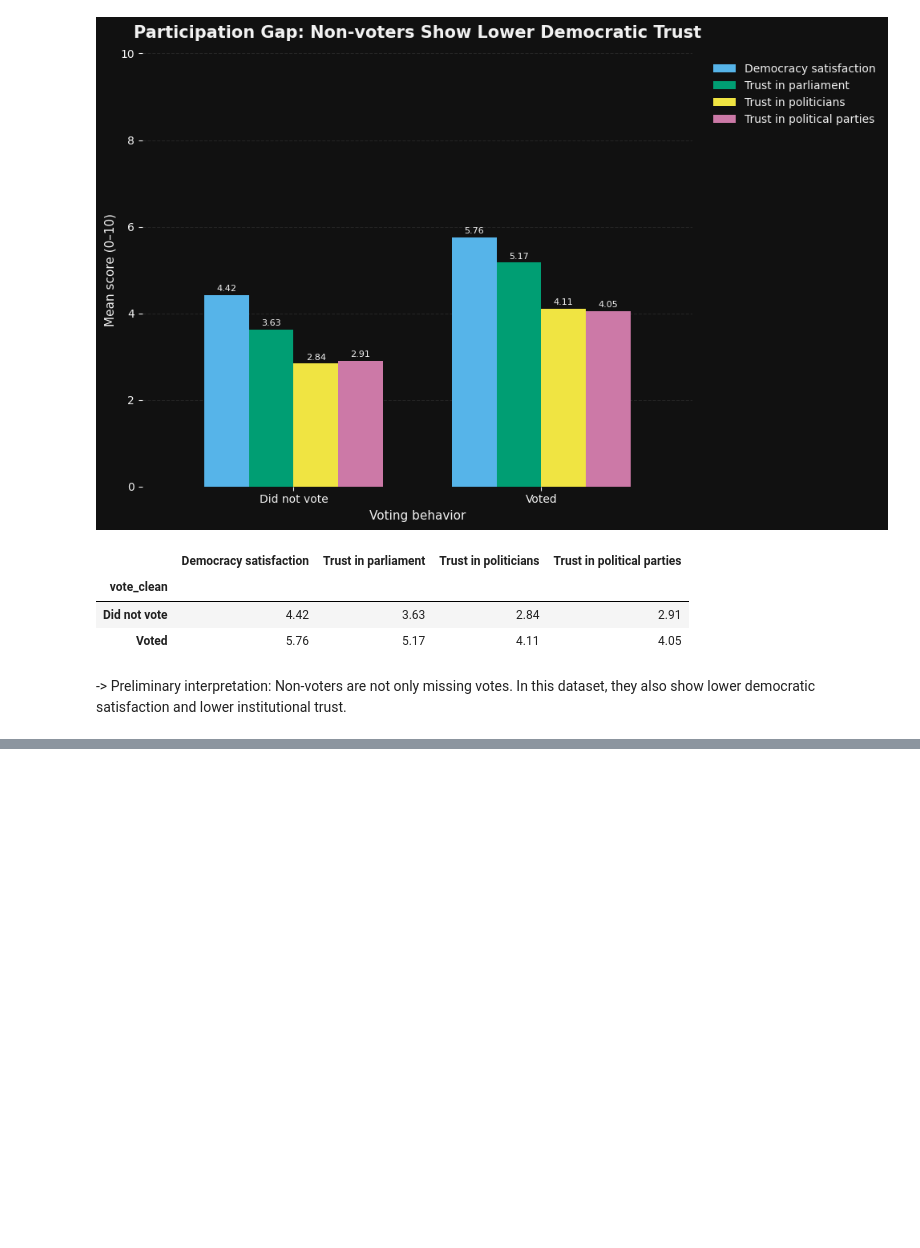
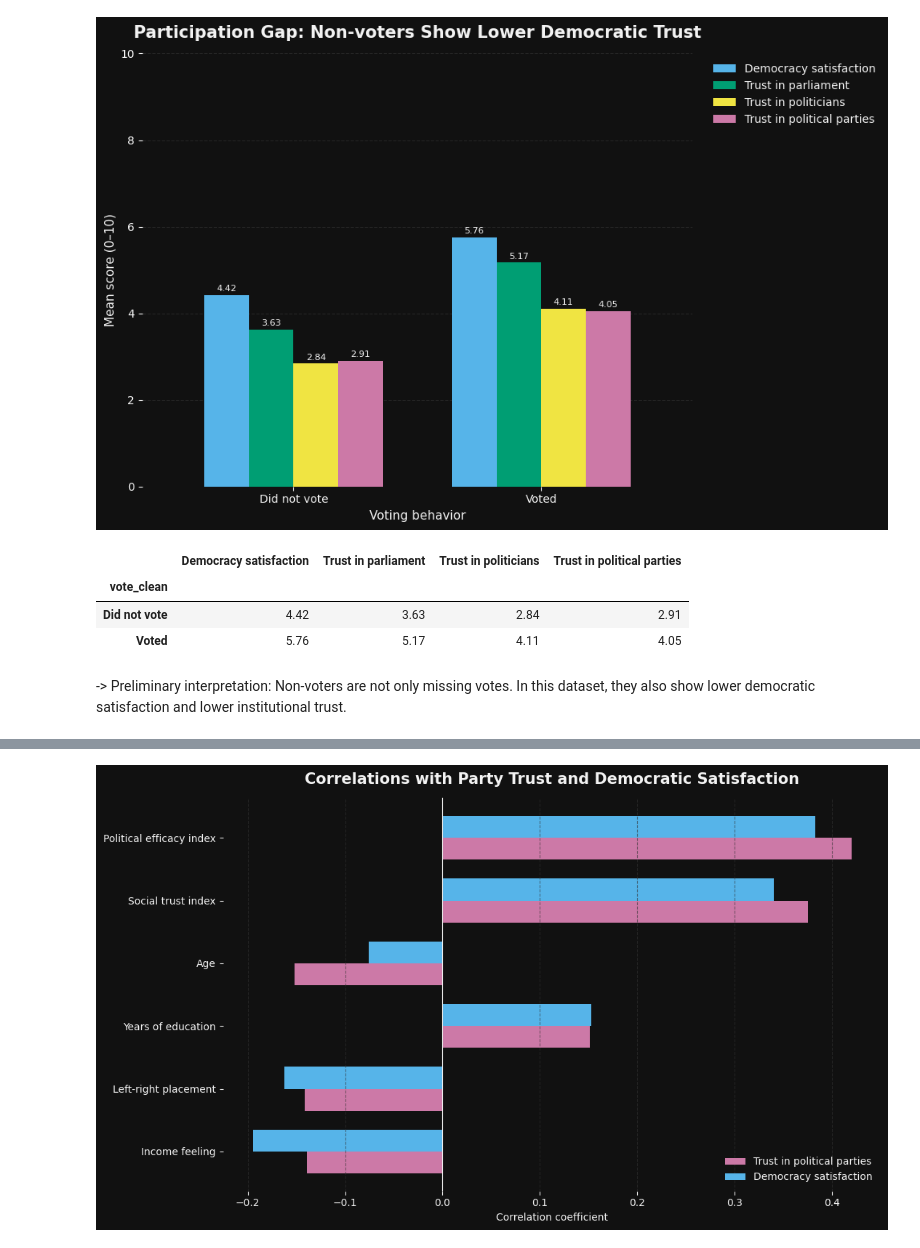
Before and after one commit to kainaegle/democratic-connection-ess11-germany, a Jupyter notebook: notebooks/01_ess11_germany_eda.ipynb, the cells around one changed output, grey strips where cells are left out. Drawn from its saved outputs; the diff is of its cells as text; code cells hidden in the pictures; blank space fills up the shorter version.

```diff
--- a/notebooks/01_ess11_germany_eda.ipynb
+++ b/notebooks/01_ess11_germany_eda.ipynb
@@ -1583,0 +2933,89 @@ vote_plot
+# %%
+# 59.4 Visualize correlations with party trust and democratic satisfaction
+
+corr_plot_df = pd.DataFrame({
+    "variable": explanatory_correlation_vars,
+    "label": [correlation_labels[var] for var in explanatory_correlation_vars],
+    "party_trust": [
+        df_de[[var, "trstprt"]].corr().iloc[0, 1]
+        for var in explanatory_correlation_vars
+    ],
+    "democracy_satisfaction": [
+        df_de[[var, "stfdem"]].corr().iloc[0, 1]
+        for var in explanatory_correlation_vars
+    ]
+})
+
+corr_plot_df = corr_plot_df.sort_values(
+    by="party_trust",
+    key=lambda x: x.abs(),
+    ascending=True
+)
+
+dark_bg = "#111111"
+text_col = "#F2F2F2"
+grid_col = "#333333"
+
+fig, ax = plt.subplots(figsize=(11, 6.5))
+fig.patch.set_facecolor(dark_bg)
+ax.set_facecolor(dark_bg)
+
+y = np.arange(len(corr_plot_df))
+height = 0.35
+
+ax.barh(
+    y - height / 2,
+    corr_plot_df["party_trust"],
+    height,
+    label="Trust in political parties",
+    color="#CC79A7"
+)
+
+ax.barh(
+    y + height / 2,
+    corr_plot_df["democracy_satisfaction"],
+    height,
+    label="Democracy satisfaction",
+    color="#56B4E9"
+)
+
+ax.set_yticks(y)
+ax.set_yticklabels(corr_plot_df["label"], color=text_col)
+
+ax.set_xlabel("Correlation coefficient", color=text_col)
+ax.set_title(
+    "Correlations with Party Trust and Democratic Satisfaction",
+    color=text_col,
+    fontsize=15,
+    weight="bold",
+    pad=14
+)
+
+ax.axvline(0, color=text_col, linewidth=0.8)
+ax.xaxis.grid(True, color=grid_col, linestyle="--", alpha=0.6)
+
+ax.tick_params(axis="x", colors=text_col)
+ax.tick_params(axis="y", colors=text_col)
+
+for spine in ax.spines.values():
+    spine.set_visible(False)
+
+legend = ax.legend(frameon=False, loc="lower right")
+
+for text in legend.get_texts():
+    text.set_color(text_col)
+
+plt.tight_layout()
+
+plt.savefig(
+    viz_path / "05_correlations_party_trust_democracy_satisfaction_dark.png",
+    dpi=300,
+    bbox_inches="tight",
+    facecolor=fig.get_facecolor()
+)
+
+plt.show()
+
+corr_plot_df.round(3)
+# %% [output]
+[figure, added]
```
Also changed, not shown: parts of 180 cells of this notebook, 43 other files.
